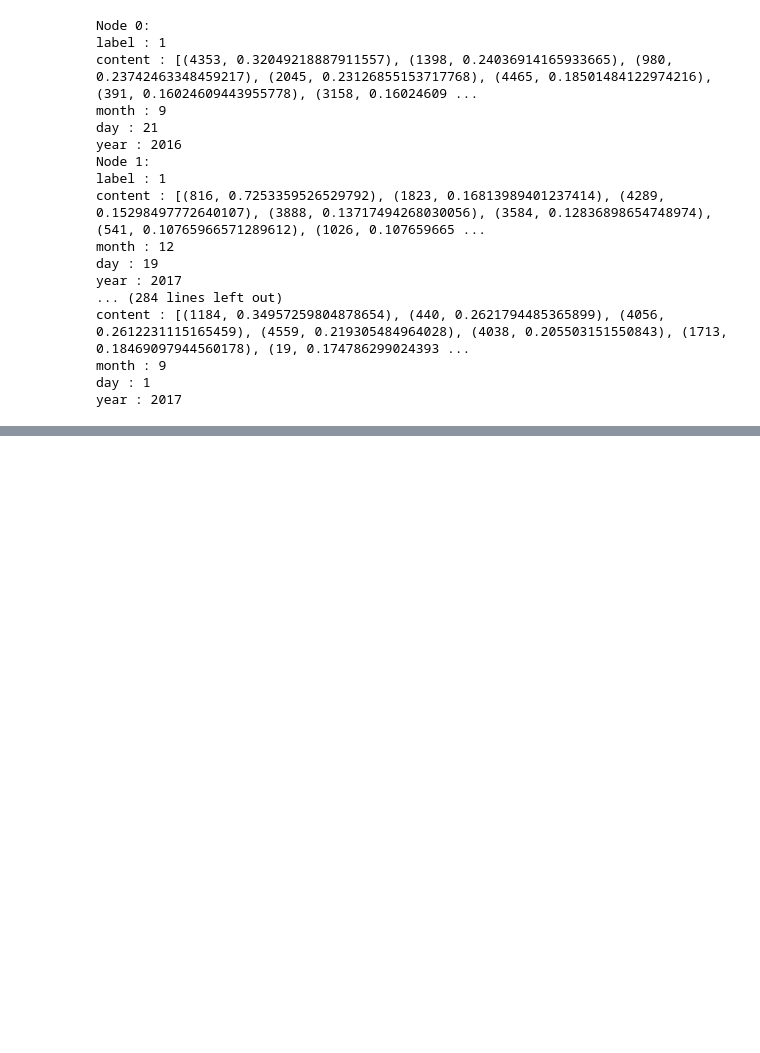
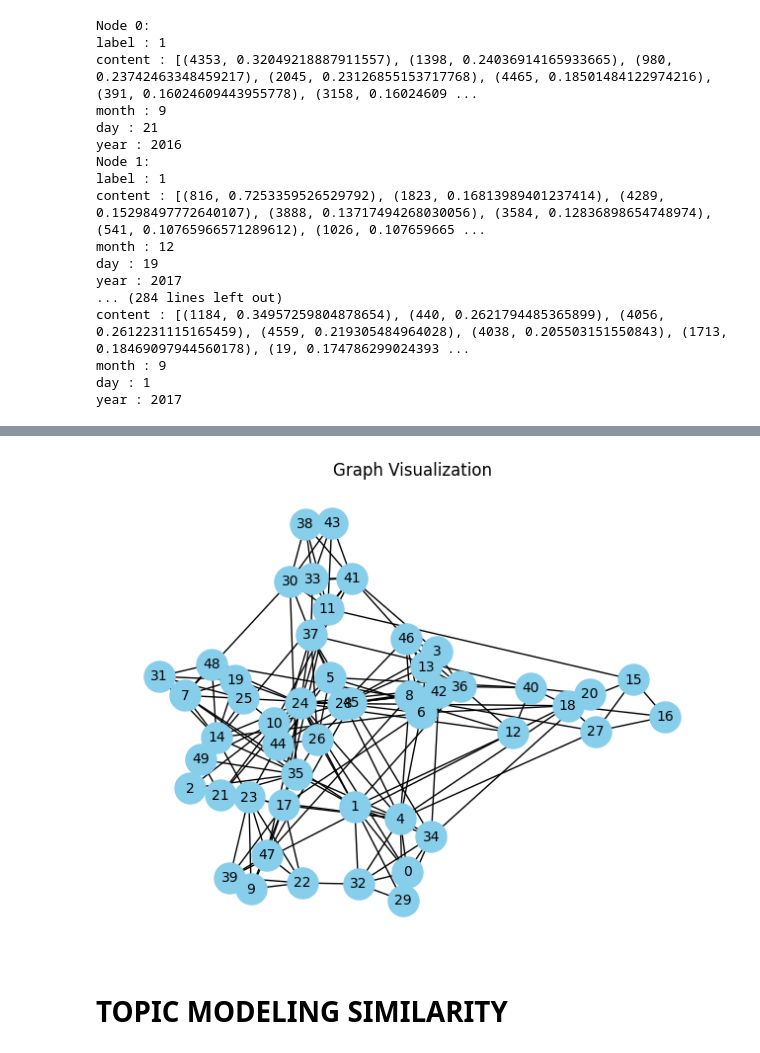
Before and after one commit to manishdotasm/Fake-News-Detection, a Jupyter notebook: new_building.ipynb, the cells around one changed output, grey strips where cells are left out. Cells and saved outputs as stored; diff of their text form; code cells hidden in the pictures; blank space fills up the shorter version.

```diff
--- a/new_building.ipynb
+++ b/new_building.ipynb
@@ -125,0 +171,19 @@ def display_graph(graph):
+# %%
+def jaccard_similarity(set1, set2):
+    intersection = len(set1.intersection(set2))
+    union = len(set1.union(set2))
+    return intersection / union
+
+for i in range(len(sample)):
+    words_i = set(sample.iloc[i]['news'].split())
+    for j in range(i + 1, len(sample)):
+        words_j = set(sample.iloc[j]['news'].split())
+        similarity = jaccard_similarity(words_i, words_j)
+        if similarity > 0.2:
+            G3.add_edge(sample.iloc[i]['ID'], sample.iloc[j]['ID'], weight=similarity)
+# %%
+display_graph(G3)
+# %% [output]
+[figure, added]
+# %% [markdown]
+# TOPIC MODELING SIMILARITY
```
Also changed, not shown: parts of 26 cells of this notebook.
